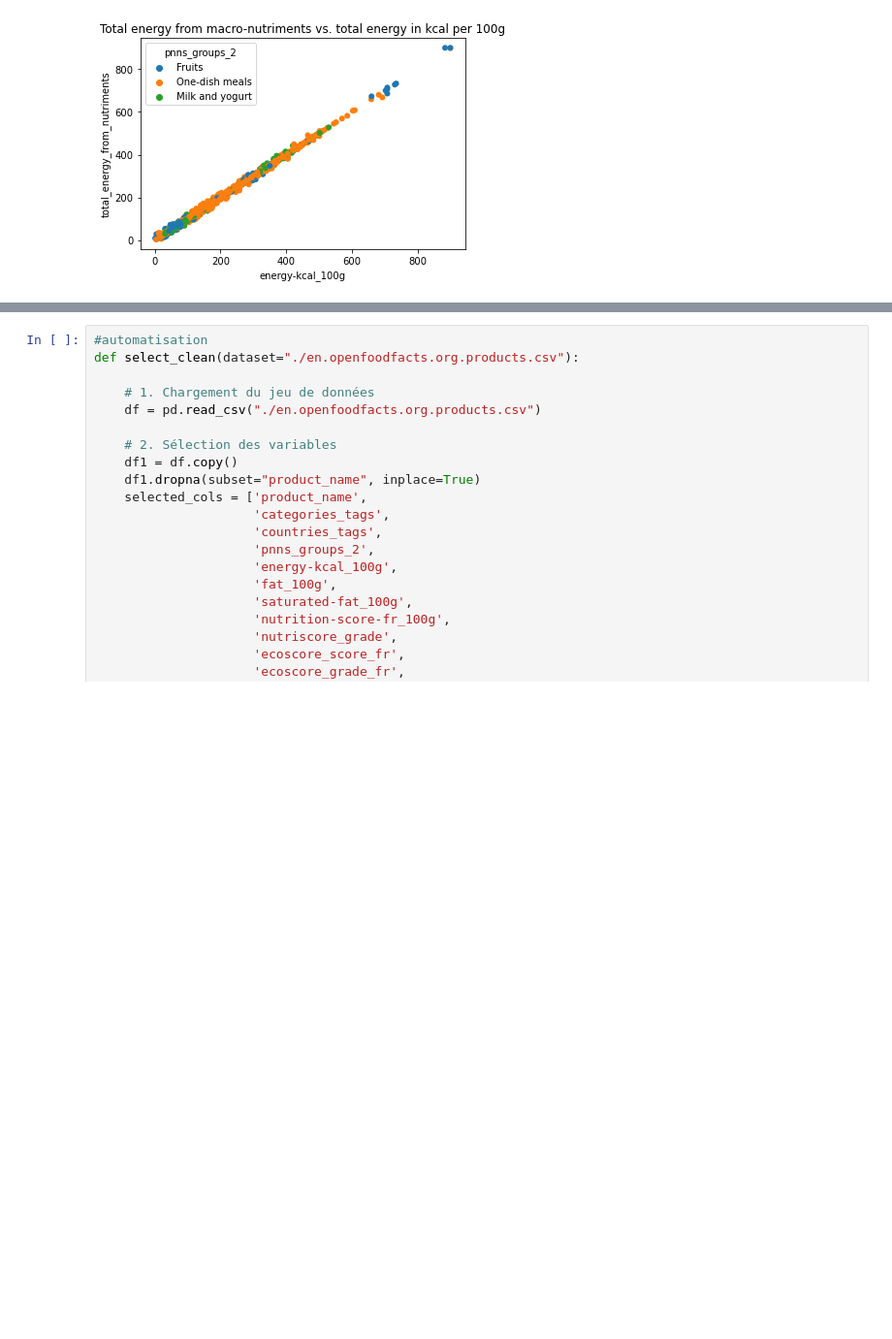
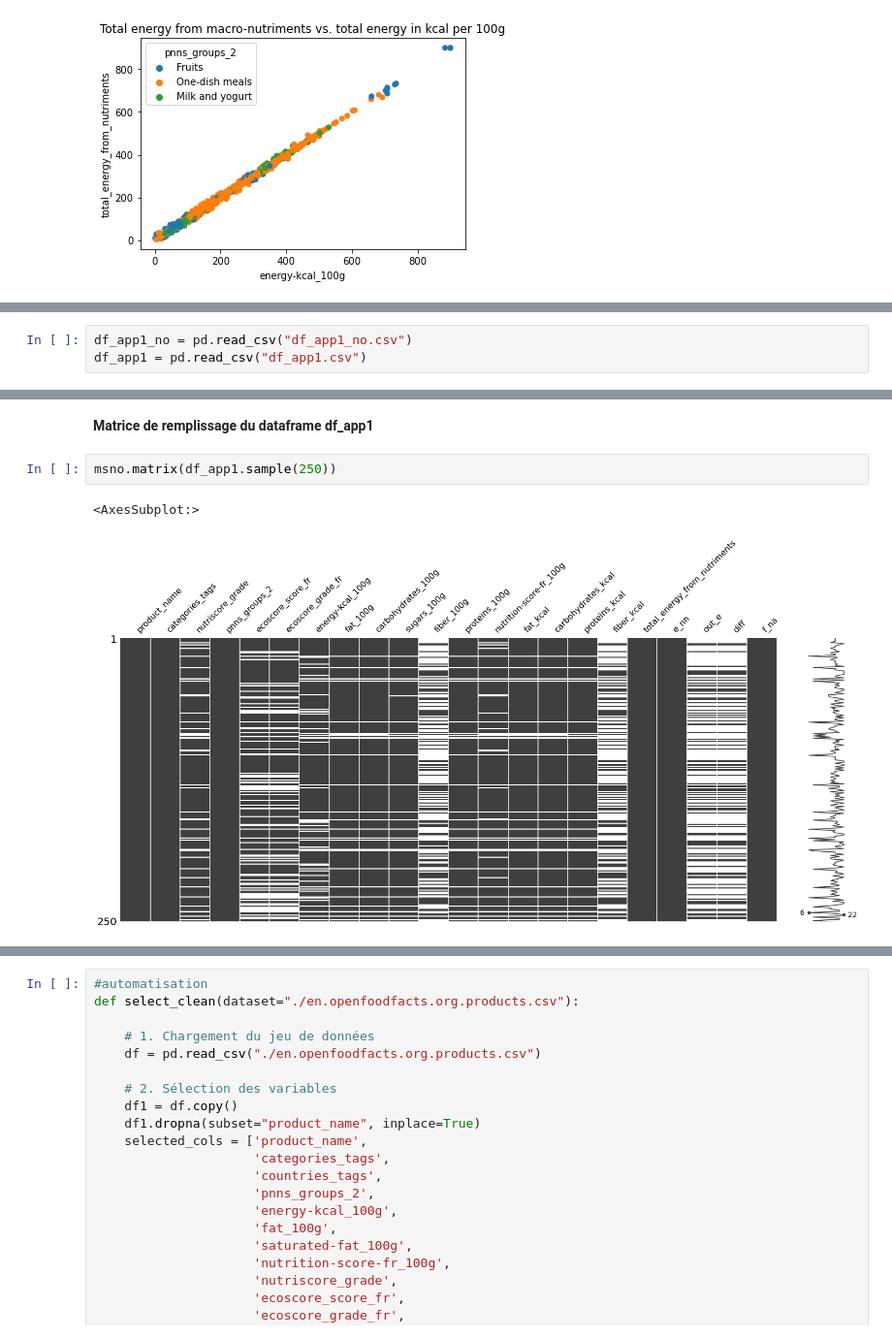
Before and after one commit to OlivierLegrand/P7, a Jupyter notebook: P3/PSanté_notebooknettoyage.ipynb, the cells around one changed output, grey strips where cells are left out. Shown at 97% size. Drawn from its saved outputs; the diff is of its cells as text; blank space fills up the shorter version.

```diff
--- a/P3/PSanté_notebooknettoyage.ipynb
+++ b/P3/PSanté_notebooknettoyage.ipynb
@@ -2030,0 +2116,3 @@ plt.show()
+# %%
+df_app1_no = pd.read_csv("df_app1_no.csv")
+df_app1 = pd.read_csv("df_app1.csv")
@@ -2030,0 +2129,7 @@ plt.show()
+# %% [markdown]
+**Matrice de remplissage du dataframe df_app1**
+# %%
+msno.matrix(df_app1.sample(250))
+# %% [output]
+<AxesSubplot:>
+[figure, added]
```
Also changed, not shown: parts of 51 cells of this notebook, 2 other files.
